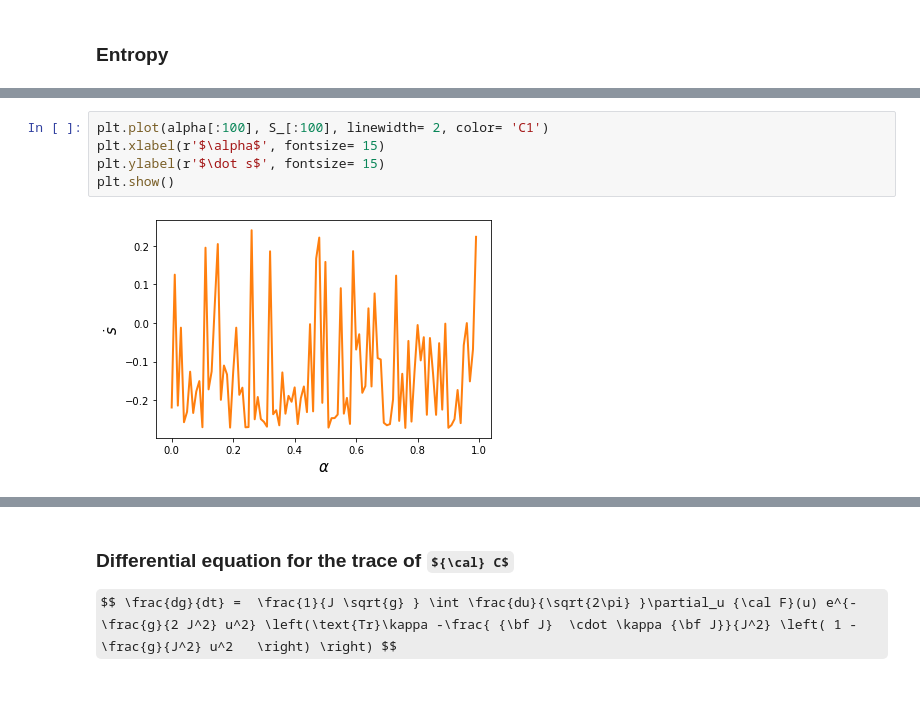
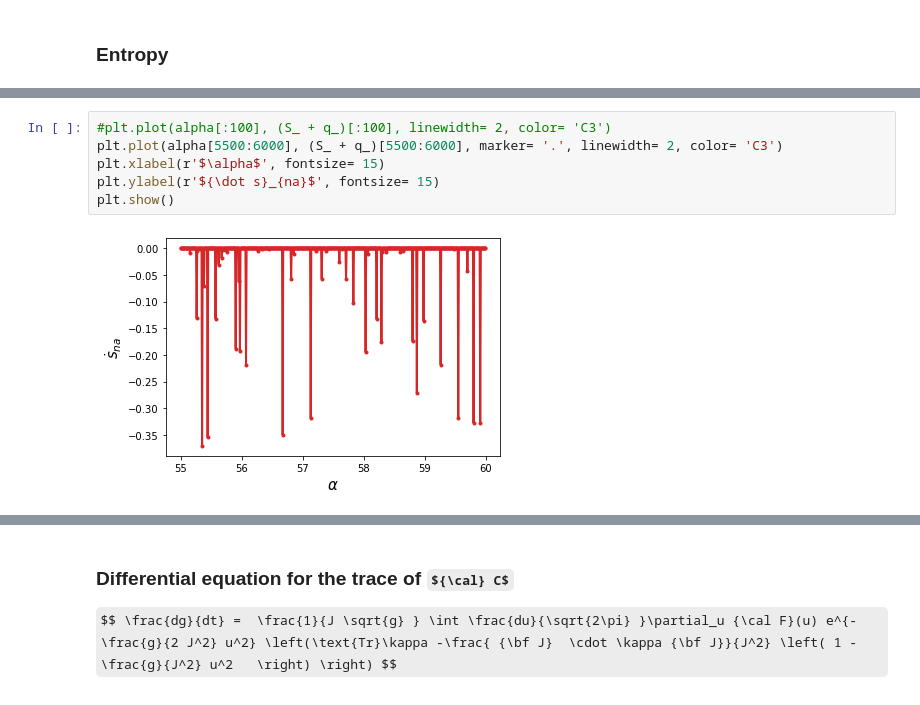
Before and after one commit to rodsveiga/maxent, a Jupyter notebook: exp.ipynb, the cells around one changed output, grey strips where cells are left out. Cells and saved outputs as stored; diff of their text form; some formulas as TeX source.

```diff
--- a/exp.ipynb
+++ b/exp.ipynb
@@ -216,7 +262,8 @@ plt.show()
 # %%
-plt.plot(alpha[:100], S_[:100], linewidth= 2, color= 'C1')
+#plt.plot(alpha[:100], (S_ + q_)[:100], linewidth= 2, color= 'C3')
+plt.plot(alpha[5500:6000], (S_ + q_)[5500:6000], marker= '.', linewidth= 2, color= 'C3')
 plt.xlabel(r'$\alpha$', fontsize= 15)
-plt.ylabel(r'$\dot s$', fontsize= 15)
+plt.ylabel(r'${\dot s}_{na}$', fontsize= 15)
 plt.show()
 # %% [output]
-[figure, old version]
+[figure, new version]
```
Also changed, not shown: parts of 10 cells of this notebook.
